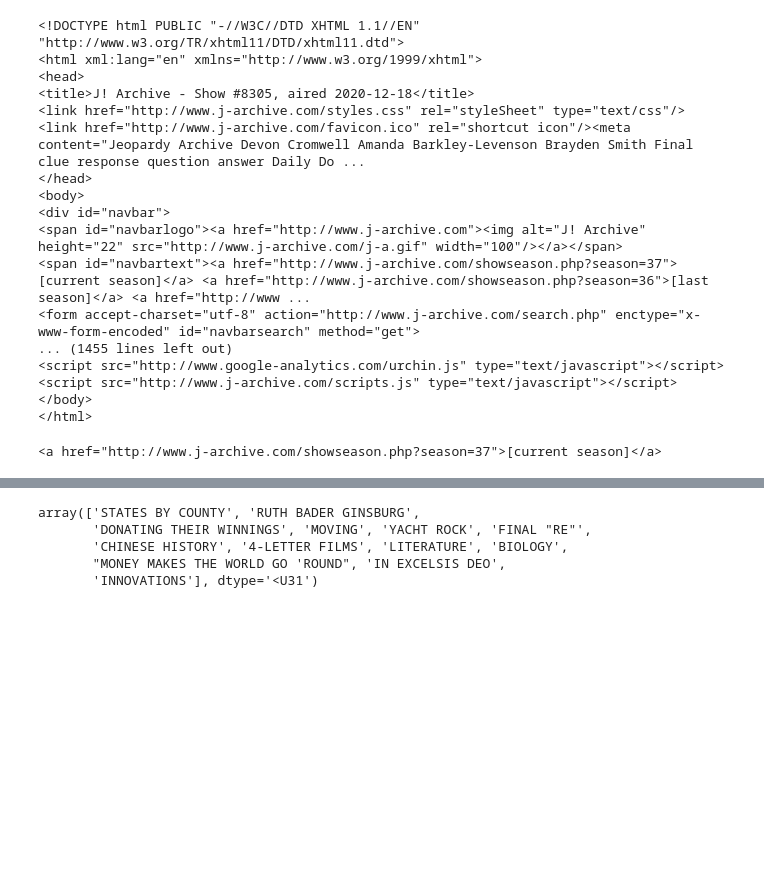
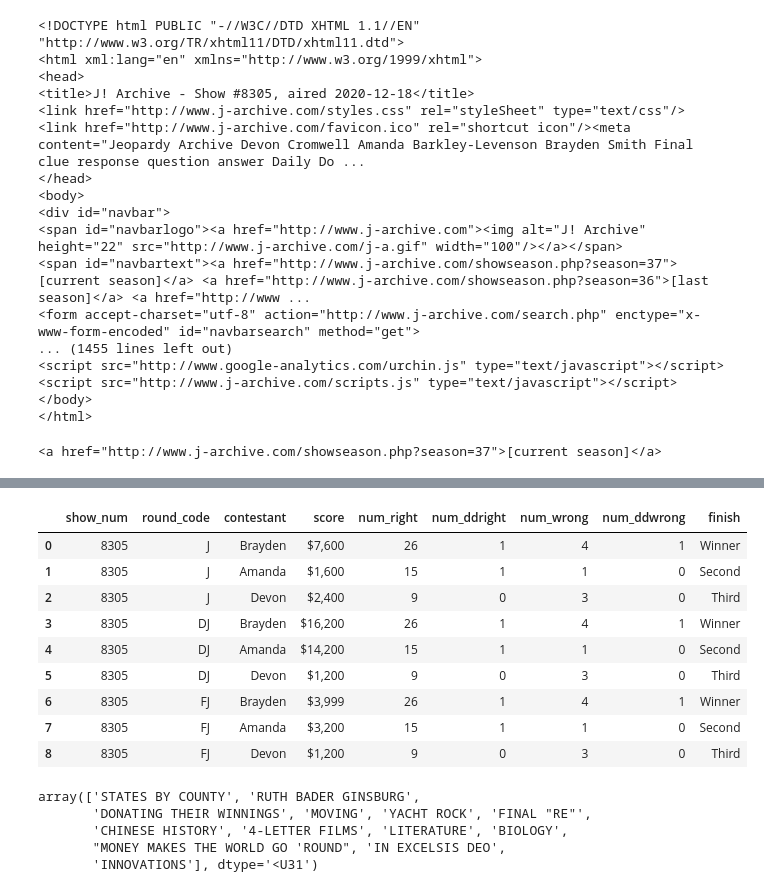
Before and after one commit to maggimckenzie/midcourse_mm, a Jupyter notebook: j_archive_scraping.ipynb, the cells around one changed output, grey strips where cells are left out. Cells and saved outputs as stored; diff of their text form; code cells hidden in the pictures; blank space fills up the shorter version.

```diff
--- a/j_archive_scraping.ipynb
+++ b/j_archive_scraping.ipynb
@@ -210,0 +206,19 @@ winner
+# %%
+remarks_text = 'Coryat scores:'
+j_right = []
+j_ddright = []
+j_wrong = []
+j_ddwrong = []
+for element in scores:
+    if element.text == remarks_text:
+        while element.name != 'table':
+            element = element.next_sibling
+        remarks_table = element.findAll('td', class_ = 'score_remarks')
+        [j_right.append((re.findall('(\d{1,2}) R', x.text.split(',')[0]) or list('0'))[0]) for x in remarks_table]
+        [j_ddright.append((re.findall('(\d{1}) DD', x.text.split(',')[0]) or list('0'))[0]) for x in remarks_table]
+        [j_wrong.append((re.findall('(\d{1,2}) W', x.text.split(',')[1]) or list('0'))[0]) for x in remarks_table]
+        [j_ddwrong.append((re.findall('(\d{1}) DD', x.text.split(',')[1]) or list('0'))[0]) for x in remarks_table]
+
+j_remarks = pd.DataFrame({'contestant': j_name[:3], 'num_right': j_right, 'num_ddright': j_ddright, 'num_wrong': j_wrong,
+                         'num_ddwrong': j_ddwrong})
+j_remarks
@@ -210,0 +230,3 @@ winner
+# %%
+j_scores = j_scores.merge(j_remarks, how = 'left', on='contestant')
+j_scores
@@ -211,3 +244,29 @@ winner
+# %%
+finish_order = []
+winner = j_scores[j_scores.round_code=='FJ'].sort_values(['score'], ascending = False)['contestant'].iloc[0]
+second = j_scores[j_scores.round_code=='FJ'].sort_values(['score'], ascending = False)['contestant'].iloc[1]
+third = j_scores[j_scores.round_code=='FJ'].sort_values(['score'], ascending = False)['contestant'].iloc[2]
+finish_order.append([winner, 'Winner'])
+finish_order.append([second, 'Second'])
+finish_order.append([third, 'Third'])
+finish_order = pd.DataFrame(finish_order)
+#print(finish_order)
+#print(type(finish_order))
+#finish_order
+finish_order.columns=(['contestant', 'finish'])
+j_scores = j_scores.merge(finish_order, how = 'left', on = 'contestant')
+j_scores
+# %% [output]
+|  | show_num | round_code | contestant | score | num_right | num_ddright | num_wrong | num_ddwrong | finish |
+| 0 | 8305 | J | Brayden | $7,600 | 26 | 1 | 4 | 1 | Winner |
+| 1 | 8305 | J | Amanda | $1,600 | 15 | 1 | 1 | 0 | Second |
+| 2 | 8305 | J | Devon | $2,400 | 9 | 0 | 3 | 0 | Third |
+| 3 | 8305 | DJ | Brayden | $16,200 | 26 | 1 | 4 | 1 | Winner |
+| 4 | 8305 | DJ | Amanda | $14,200 | 15 | 1 | 1 | 0 | Second |
+| 5 | 8305 | DJ | Devon | $1,200 | 9 | 0 | 3 | 0 | Third |
+| 6 | 8305 | FJ | Brayden | $3,999 | 26 | 1 | 4 | 1 | Winner |
+| 7 | 8305 | FJ | Amanda | $3,200 | 15 | 1 | 1 | 0 | Second |
+| 8 | 8305 | FJ | Devon | $1,200 | 9 | 0 | 3 | 0 | Third |
 # %%
 categories = soup.findAll('td', attrs = {'class': 'category_name'})
 # %%
```
Also changed, not shown: parts of 9 cells of this notebook.
